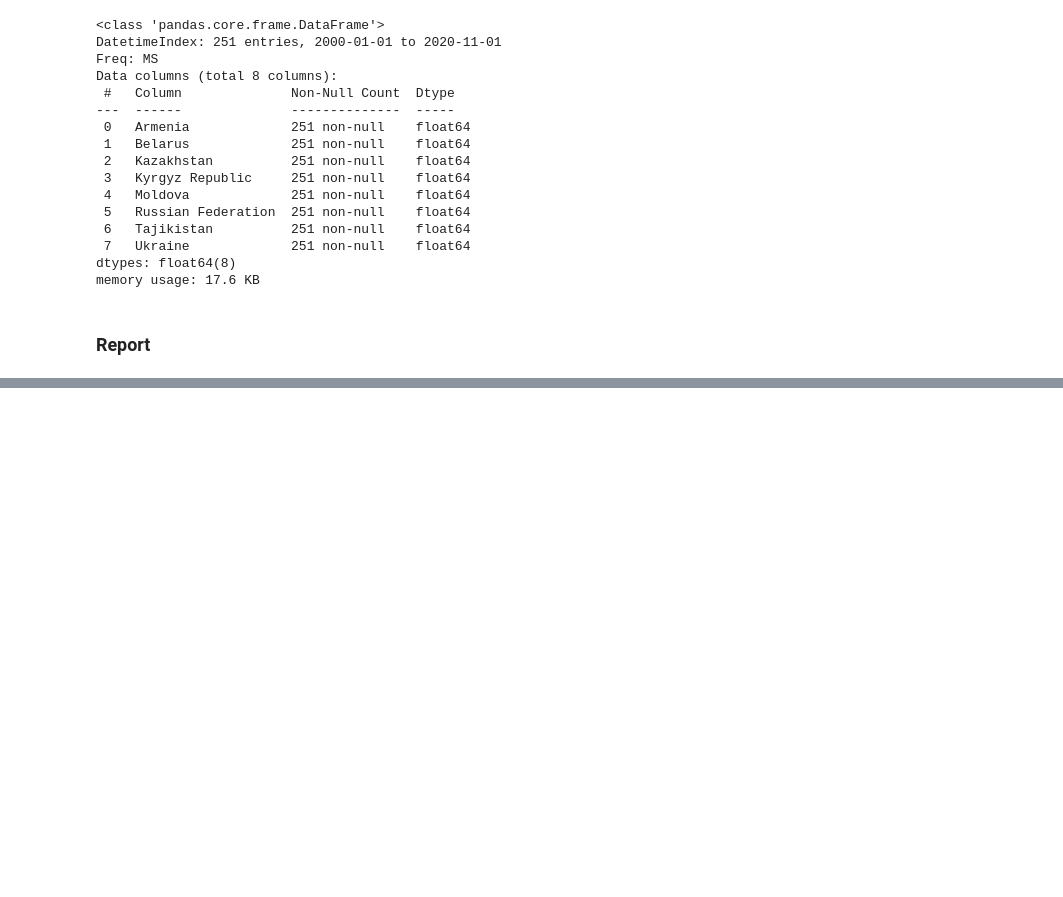
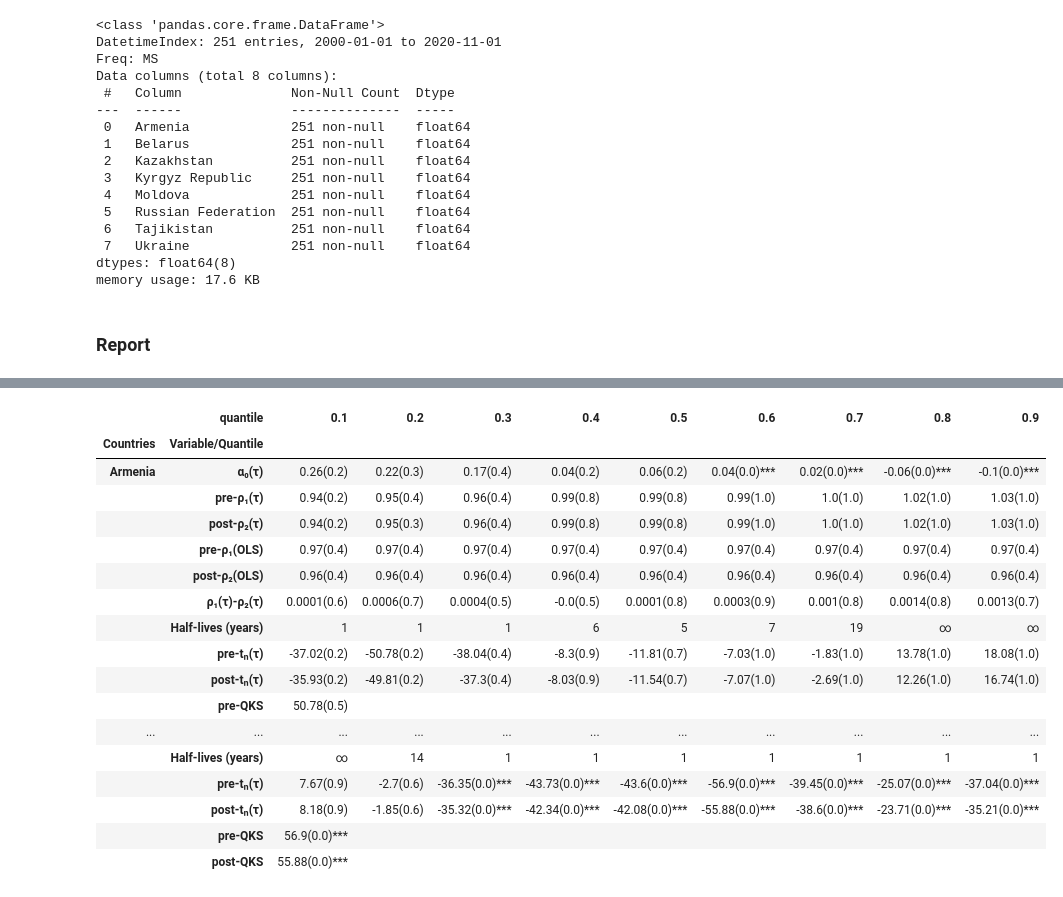
Before and after one commit to vlad-yeghiazaryan/PPP-in-EAEU, a Jupyter notebook: EAEU-report.ipynb, the cells around one changed output, grey strips where cells are left out. Saved outputs shown, nothing was run; the diff lists cells and outputs as text; code cells hidden in the pictures; blank space fills up the shorter version.

Commit message:
QTAR added

```diff
--- a/EAEU-report.ipynb
+++ b/EAEU-report.ipynb
@@ -118,0 +120,10 @@ logReport
+# %%
+EAEU = pd.Series((dataLogs.index > '2014-12-01').astype(int), index=dataLogs.index, name='EAEU')
+levels=[0.01,0.05,0.1]
+quantiles = np.arange(0.1, 1, 0.1)
+drop = ['δ²', 'Lags', 'CV1%', 'CV5%', 'CV10%']
+qtarParams =  {'threshold_dummy':EAEU, 'model':'ct', 'pmax':12, 'ic':'AIC'}
+reps = 10
+# %%
+QTAR_logResults, QTAR_logReport = reportCountries(dataLogs, QTAR, qtarParams, quantiles, reps, levels,
+                                                  customReport=QTAR_CustomRport, dropColumns=drop)
@@ -118,0 +143,21 @@ logReport
+# %%
+QTAR_logReport
+# %% [output]
+|  | quantile | 0.1 | 0.2 | 0.3 | 0.4 | 0.5 | 0.6 | 0.7 | 0.8 | 0.9 |
+| Countries | Variable/Quantile |  |  |  |  |  |  |  |  |  |
+| Armenia | α₀(τ) | 0.26(0.2) | 0.22(0.3) | 0.17(0.4) | 0.04(0.2) | 0.06(0.2) | 0.04(0.0)*** | 0.02(0.0)*** | -0.06(0.0)*** | -0.1(0.0)*** |
+|  | pre-ρ₁(τ) | 0.94(0.2) | 0.95(0.4) | 0.96(0.4) | 0.99(0.8) | 0.99(0.8) | 0.99(1.0) | 1.0(1.0) | 1.02(1.0) | 1.03(1.0) |
+|  | post-ρ₂(τ) | 0.94(0.2) | 0.95(0.3) | 0.96(0.4) | 0.99(0.8) | 0.99(0.8) | 0.99(1.0) | 1.0(1.0) | 1.02(1.0) | 1.03(1.0) |
+|  | pre-ρ₁(OLS) | 0.97(0.4) | 0.97(0.4) | 0.97(0.4) | 0.97(0.4) | 0.97(0.4) | 0.97(0.4) | 0.97(0.4) | 0.97(0.4) | 0.97(0.4) |
+|  | post-ρ₂(OLS) | 0.96(0.4) | 0.96(0.4) | 0.96(0.4) | 0.96(0.4) | 0.96(0.4) | 0.96(0.4) | 0.96(0.4) | 0.96(0.4) | 0.96(0.4) |
+|  | ρ₁(τ)-ρ₂(τ) | 0.0001(0.6) | 0.0006(0.7) | 0.0004(0.5) | -0.0(0.5) | 0.0001(0.8) | 0.0003(0.9) | 0.001(0.8) | 0.0014(0.8) | 0.0013(0.7) |
+|  | Half-lives (years) | 1 | 1 | 1 | 6 | 5 | 7 | 19 | ∞ | ∞ |
+|  | pre-tₙ(τ) | -37.02(0.2) | -50.78(0.2) | -38.04(0.4) | -8.3(0.9) | -11.81(0.7) | -7.03(1.0) | -1.83(1.0) | 13.78(1.0) | 18.08(1.0) |
+|  | post-tₙ(τ) | -35.93(0.2) | -49.81(0.2) | -37.3(0.4) | -8.03(0.9) | -11.54(0.7) | -7.07(1.0) | -2.69(1.0) | 12.26(1.0) | 16.74(1.0) |
+|  | pre-QKS | 50.78(0.5) |  |  |  |  |  |  |  |  |
+| ... | ... | ... | ... | ... | ... | ... | ... | ... | ... | ... |
+|  | Half-lives (years) | ∞ | 14 | 1 | 1 | 1 | 1 | 1 | 1 | 1 |
+|  | pre-tₙ(τ) | 7.67(0.9) | -2.7(0.6) | -36.35(0.0)*** | -43.73(0.0)*** | -43.6(0.0)*** | -56.9(0.0)*** | -39.45(0.0)*** | -25.07(0.0)*** | -37.04(0.0)*** |
+|  | post-tₙ(τ) | 8.18(0.9) | -1.85(0.6) | -35.32(0.0)*** | -42.34(0.0)*** | -42.08(0.0)*** | -55.88(0.0)*** | -38.6(0.0)*** | -23.71(0.0)*** | -35.21(0.0)*** |
+|  | pre-QKS | 56.9(0.0)*** |  |  |  |  |  |  |  |  |
+|  | post-QKS | 55.88(0.0)*** |  |  |  |  |  |  |  |  |
```
Also changed, not shown: parts of 6 cells of this notebook, 6 other files.
